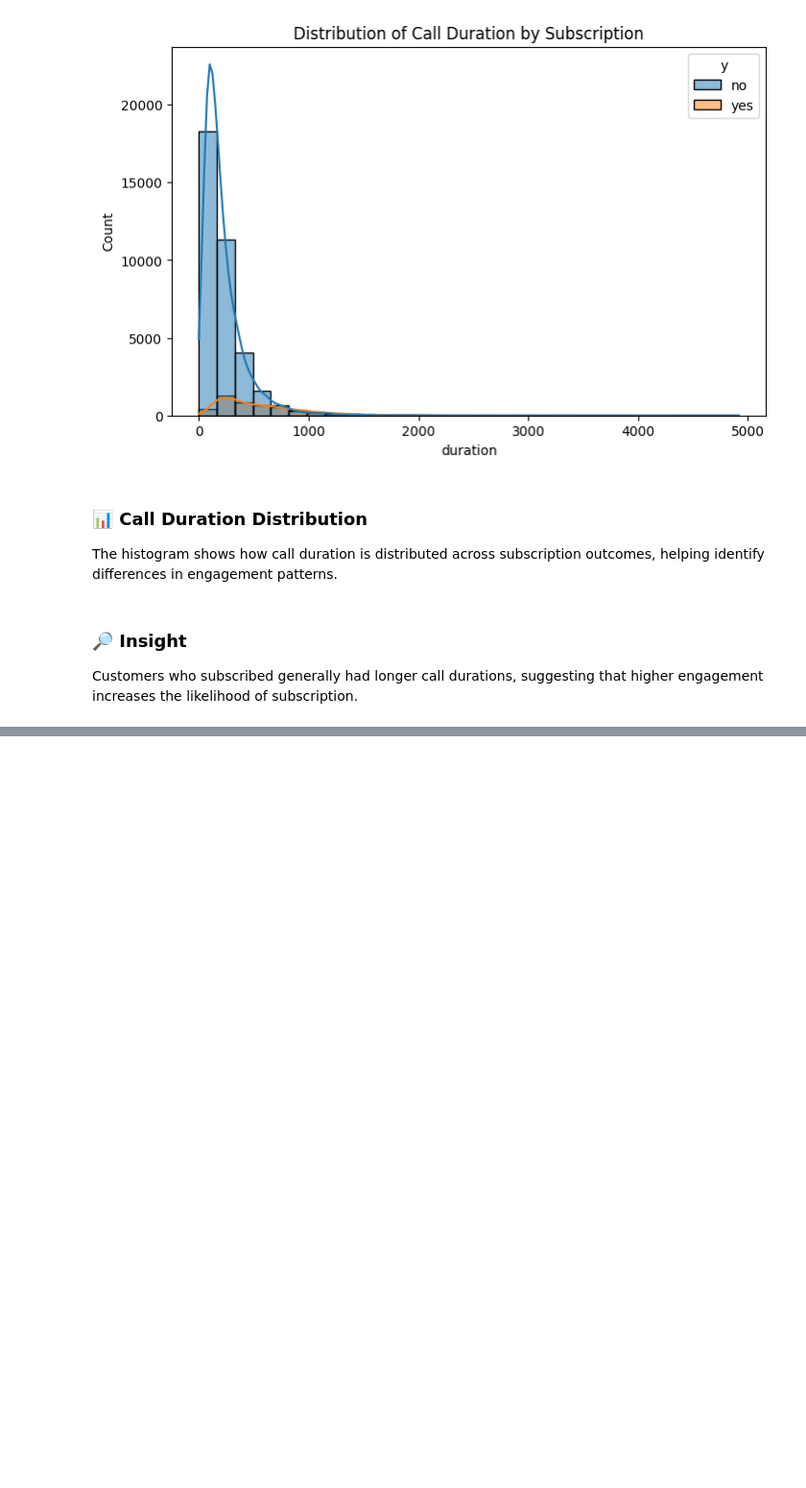
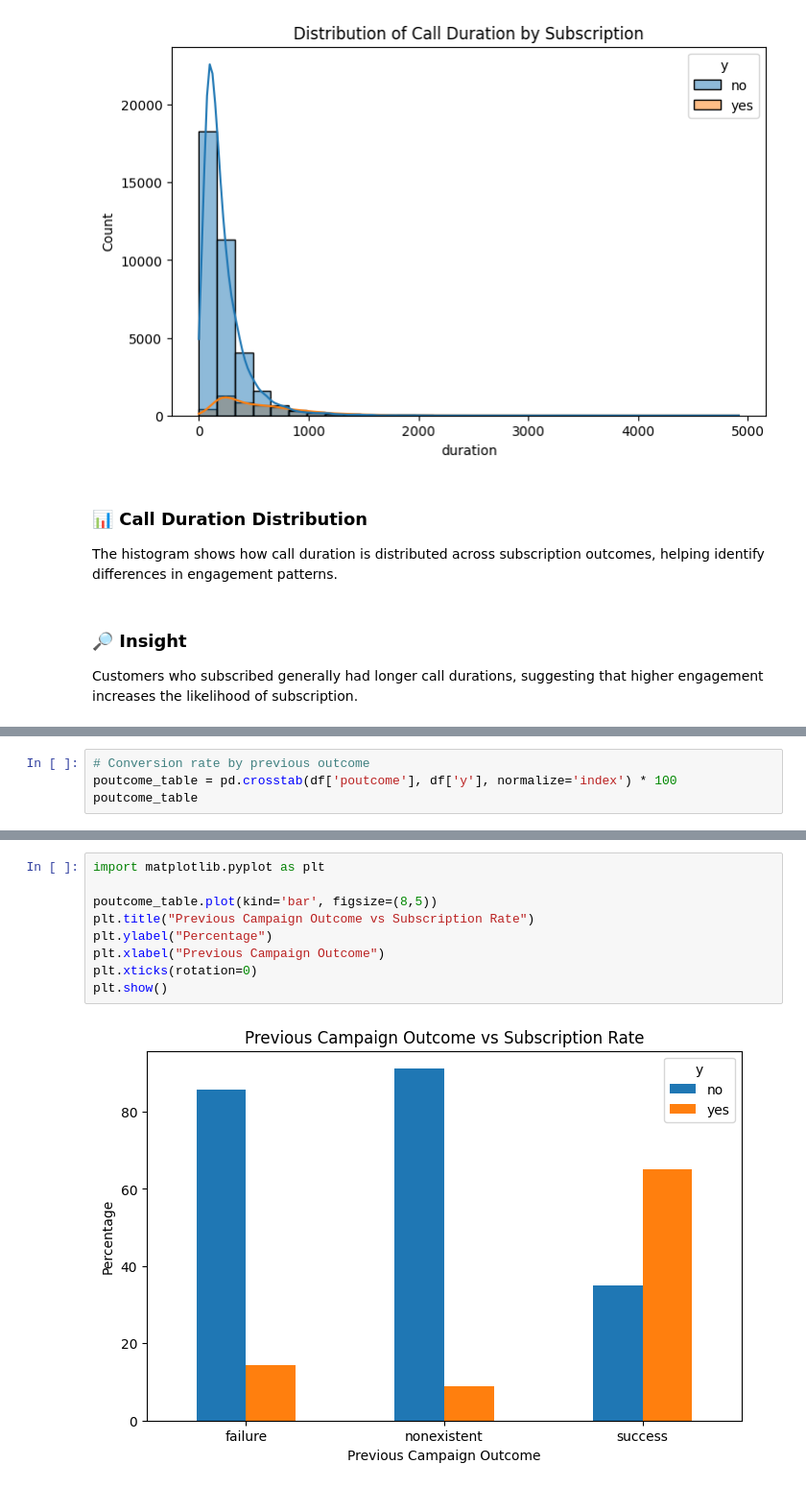
Before and after one commit to srikrishna725/data-analysis-portfolio, a Jupyter notebook: notebooks/analysis.ipynb, the cells around one changed output, grey strips where cells are left out. Shown at 96% size. Saved outputs shown, nothing was run; the diff lists cells and outputs as text; blank space fills up the shorter version.

Commit message:
Added previous campaign outcome analysis with plots

```diff
--- a/notebooks/analysis.ipynb
+++ b/notebooks/analysis.ipynb
@@ -176,0 +181,4 @@ Customers who subscribed generally had longer call durations, suggesting that hi
+# %%
+# Conversion rate by previous outcome
+poutcome_table = pd.crosstab(df['poutcome'], df['y'], normalize='index') * 100
+poutcome_table
@@ -176,0 +191,11 @@ Customers who subscribed generally had longer call durations, suggesting that hi
+# %%
+import matplotlib.pyplot as plt
+
+poutcome_table.plot(kind='bar', figsize=(8,5))
+plt.title("Previous Campaign Outcome vs Subscription Rate")
+plt.ylabel("Percentage")
+plt.xlabel("Previous Campaign Outcome")
+plt.xticks(rotation=0)
+plt.show()
+# %% [output]
+[figure, added]
```
Also changed, not shown: parts of 5 cells of this notebook.
